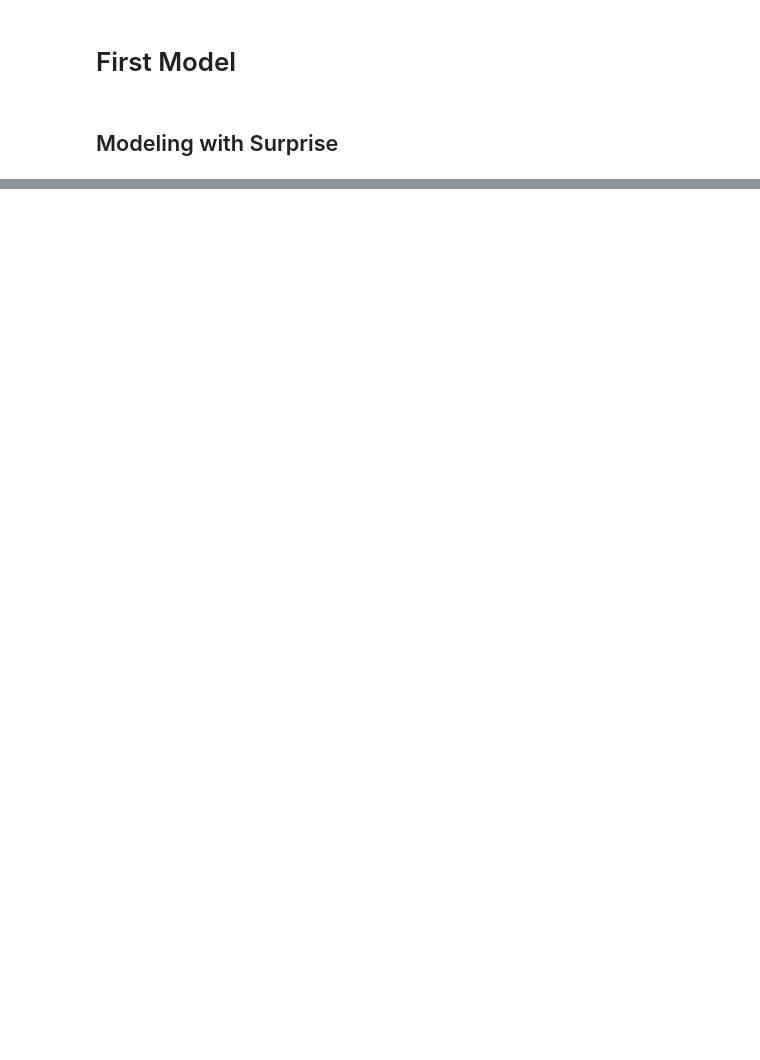
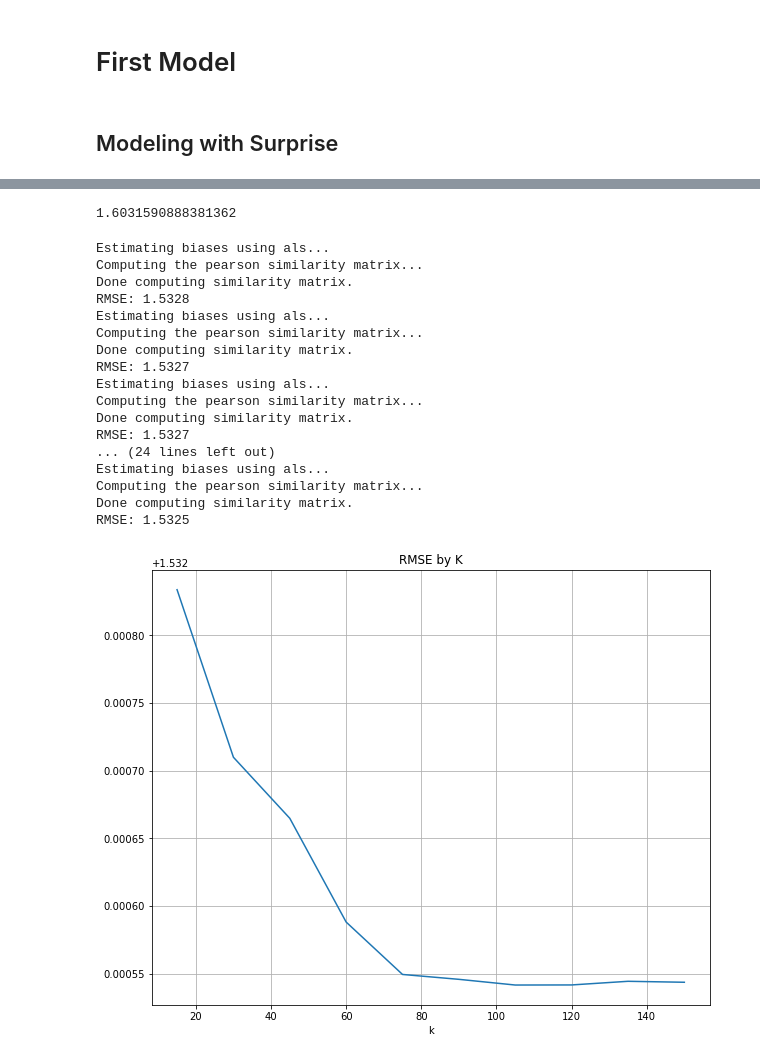
Before and after one commit to edgarg429/Anime_recommendation, a Jupyter notebook: Anime_Recommendation_Project.ipynb, the cells around one changed output, grey strips where cells are left out. Saved outputs shown, nothing was run; the diff lists cells and outputs as text; code cells hidden in the pictures; blank space fills up the shorter version.

```diff
--- a/Anime_Recommendation_Project.ipynb
+++ b/Anime_Recommendation_Project.ipynb
@@ -408,0 +488,38 @@ print(g_s_svd.best_params)
+# %%
+np.mean(cv_knn_item_basic['test_rmse'])
+# %% [output]
+1.6031590888381362
+# %%
+knn_baseline_rmse_list = []
+
+# Calculate SSE for different K
+for k in range(15, 160, 15):
+    knn_baseline = KNNBaseline(k=k, sim_options={'name':'pearson', 'user_based':True})
+    knn_baseline.fit(train)
+    knn_baseline_rmse_list.append(accuracy.rmse(knn_baseline.test(test)))
+
+# Plot values of RMSE
+fig, ax = plt.subplots(figsize=(10, 8))
+ax.set_title('RMSE by K')
+ax.set_xlabel('k')
+ax.plot(range(15, 160, 15), knn_baseline_rmse_list)
+ax.grid(True)
+# %% [output]
+Estimating biases using als...
+Computing the pearson similarity matrix...
+Done computing similarity matrix.
+RMSE: 1.5328
+Estimating biases using als...
+Computing the pearson similarity matrix...
+Done computing similarity matrix.
+RMSE: 1.5327
+Estimating biases using als...
+Computing the pearson similarity matrix...
+Done computing similarity matrix.
+RMSE: 1.5327
+... (24 lines left out)
+Estimating biases using als...
+Computing the pearson similarity matrix...
+Done computing similarity matrix.
+RMSE: 1.5325
+[figure, added]
```
Also changed, not shown: parts of 29 cells of this notebook.
